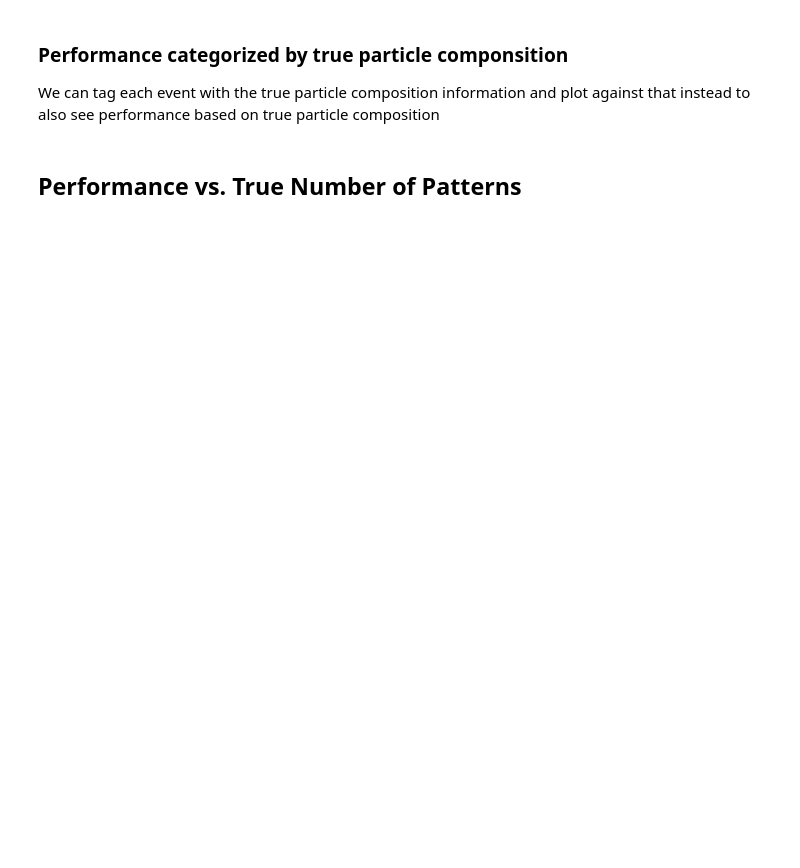
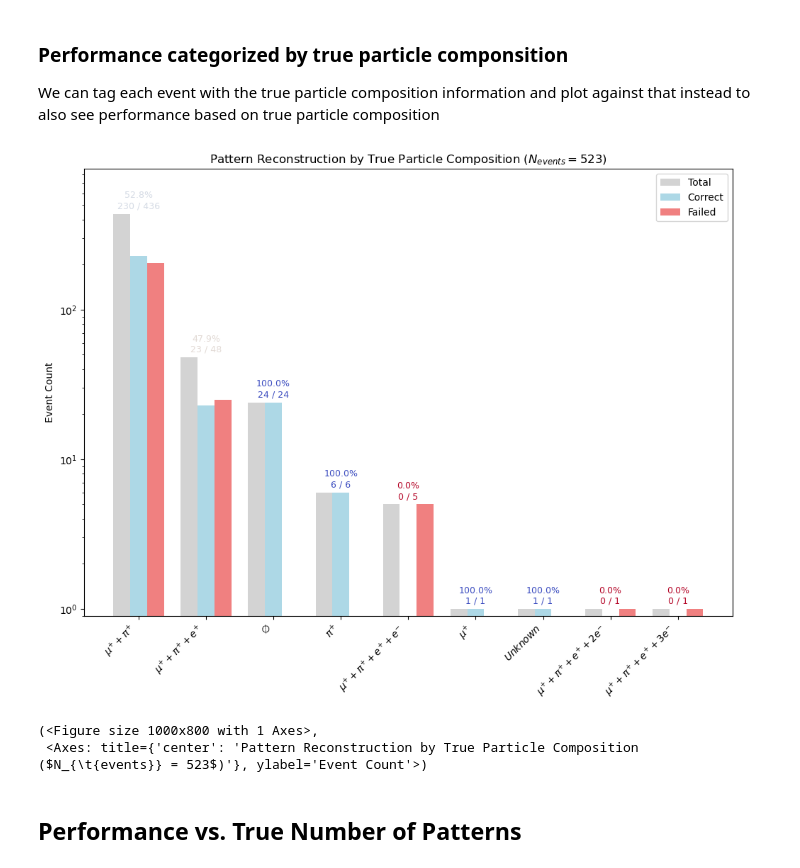
Before and after one commit to jaca230/pattern_finding_playground, a Jupyter notebook: notebooks/examples.ipynb, the cells around one changed output. Cells and saved outputs as stored; diff of their text form; code cells hidden in the pictures; blank space fills up the shorter version.

```diff
--- a/notebooks/examples.ipynb
+++ b/notebooks/examples.ipynb
@@ -279,8 +275,12 @@ PatternClassificationFigure(particle_source="pattern_reco", title=title).draw(re
 ### Performance categorized by true particle componsition
 We can tag each event with the true particle composition information and plot against that instead to also see performance based on true particle composition
 # %%
-title = f"Pattern Reconstruction by True Particle Composition ($N_{{\text{{events}}}} = {len(reconstructed_events)}$)"
+title = f"Pattern Reconstruction by True Particle Composition ($N_{{\t{{events}}}} = {len(reconstructed_events)}$)"
 PatternClassificationFigure(particle_source="truth", title=title).draw(reconstructed_events)
+# %% [output]
+[figure, added]
+(<Figure size 1000x800 with 1 Axes>,
+ <Axes: title={'center': 'Pattern Reconstruction by True Particle Composition ($N_{\t{events}} = 523$)'}, ylabel='Event Count'>)
 # %% [markdown]
 ## Performance vs. True Number of Patterns
 # %%
```
Also changed, not shown: parts of 15 cells of this notebook, 28 other files.
